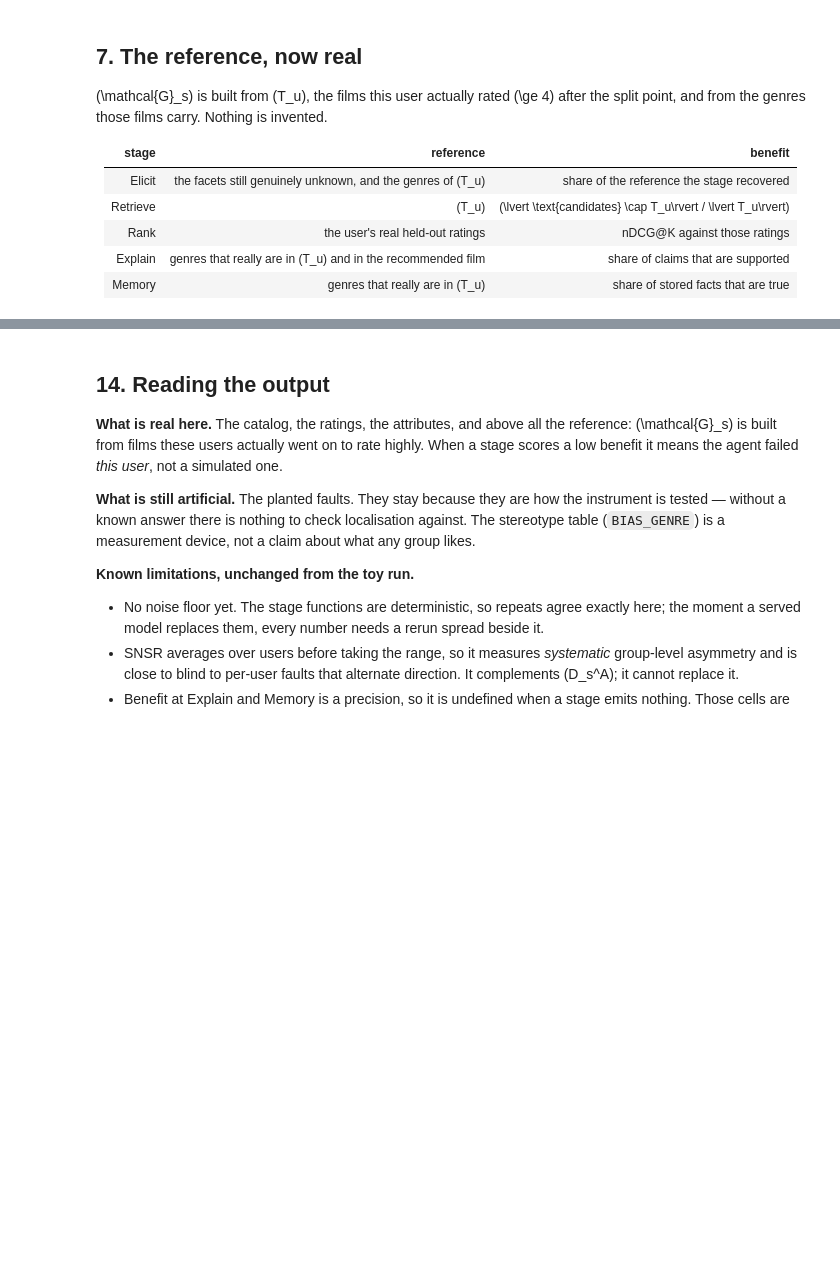
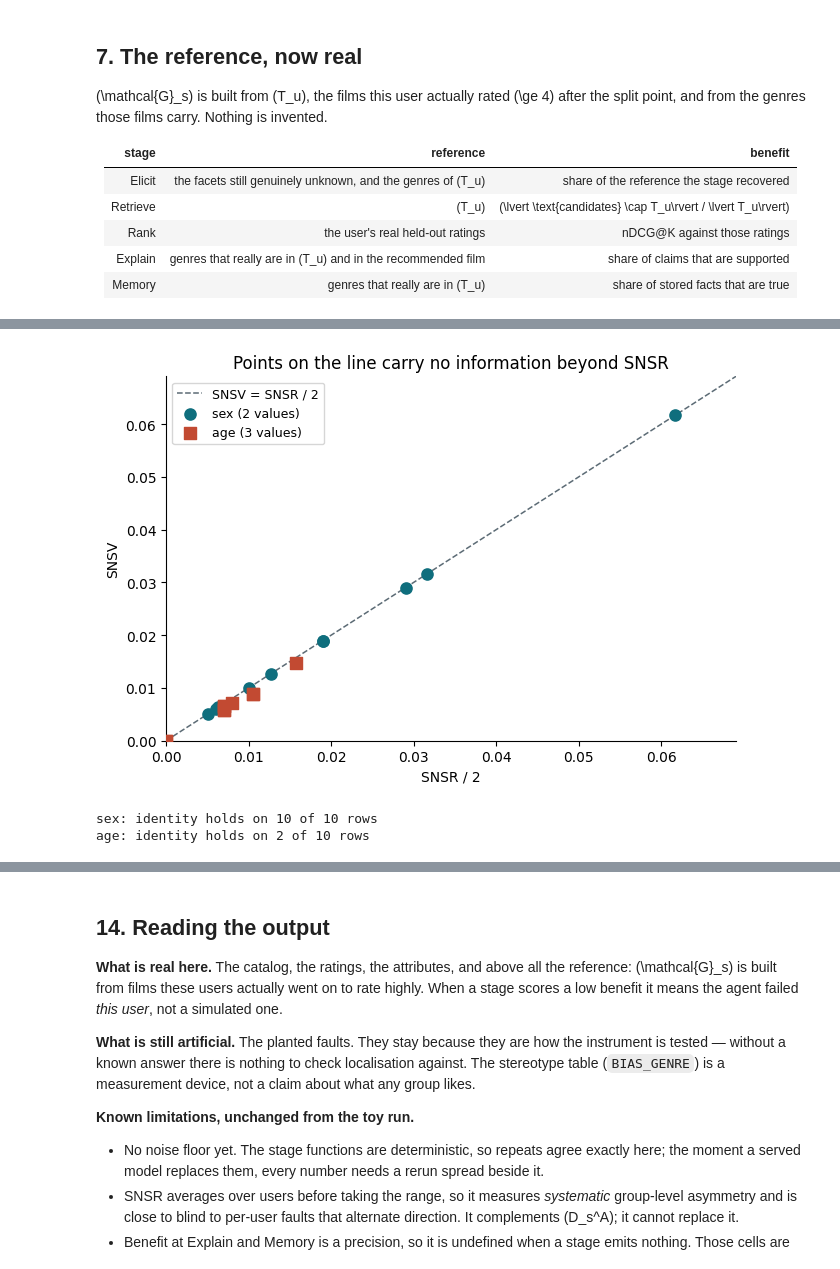
Before and after one commit to JiaruiWang-Jill/fair-trace, a Jupyter notebook: 0922_FAIR_TRACE_SCAFF_ML1M_Reference_Colab.ipynb, the cells around one changed output, grey strips where cells are left out. Drawn from its saved outputs; the diff is of its cells as text; code cells hidden in the pictures; blank space fills up the shorter version.

```diff
--- a/0922_FAIR_TRACE_SCAFF_ML1M_Reference_Colab.ipynb
+++ b/0922_FAIR_TRACE_SCAFF_ML1M_Reference_Colab.ipynb
@@ -663,0 +895,23 @@ print("\nIf the gap were reliably positive, personalisation would be doing real
+# %%
+#@title 13D. SNSV carries nothing new until the attribute has three values
+fig, ax = plt.subplots(figsize=(6.6, 4.6))
+hi = max(DISPERSION["SNSR_over_2"].max(), DISPERSION["SNSV"].max()) * 1.12
+ax.plot([0, hi], [0, hi], ls="--", lw=1.1, color=MUTED, label="SNSV = SNSR / 2")
+for attribute, color, marker in [("sex", KEY, "o"), ("age", WARN, "s")]:
+    sub = DISPERSION[DISPERSION["attribute"] == attribute]
+    ax.scatter(sub["SNSR_over_2"], sub["SNSV"], s=65, color=color, marker=marker, zorder=3,
+               label=f"{attribute} ({len(ATTRIBUTES[attribute])} values)")
+ax.set_xlabel("SNSR / 2"); ax.set_ylabel("SNSV")
+ax.set_xlim(0, hi); ax.set_ylim(0, hi)
+ax.set_title("Points on the line carry no information beyond SNSR")
+ax.legend(fontsize=9); ax.spines[["top", "right"]].set_visible(False)
+plt.tight_layout(); plt.savefig(OUT / "ml1m_snsv_identity.png", dpi=160, bbox_inches="tight")
+plt.show()
+
+for attribute in ["sex", "age"]:
+    sub = DISPERSION[DISPERSION["attribute"] == attribute]
+    print(f"{attribute}: identity holds on {int(sub['identity_holds'].sum())} of {len(sub)} rows")
+# %% [output]
+[figure, added]
+sex: identity holds on 10 of 10 rows
+age: identity holds on 2 of 10 rows
```
Also changed, not shown: parts of 24 cells of this notebook.
